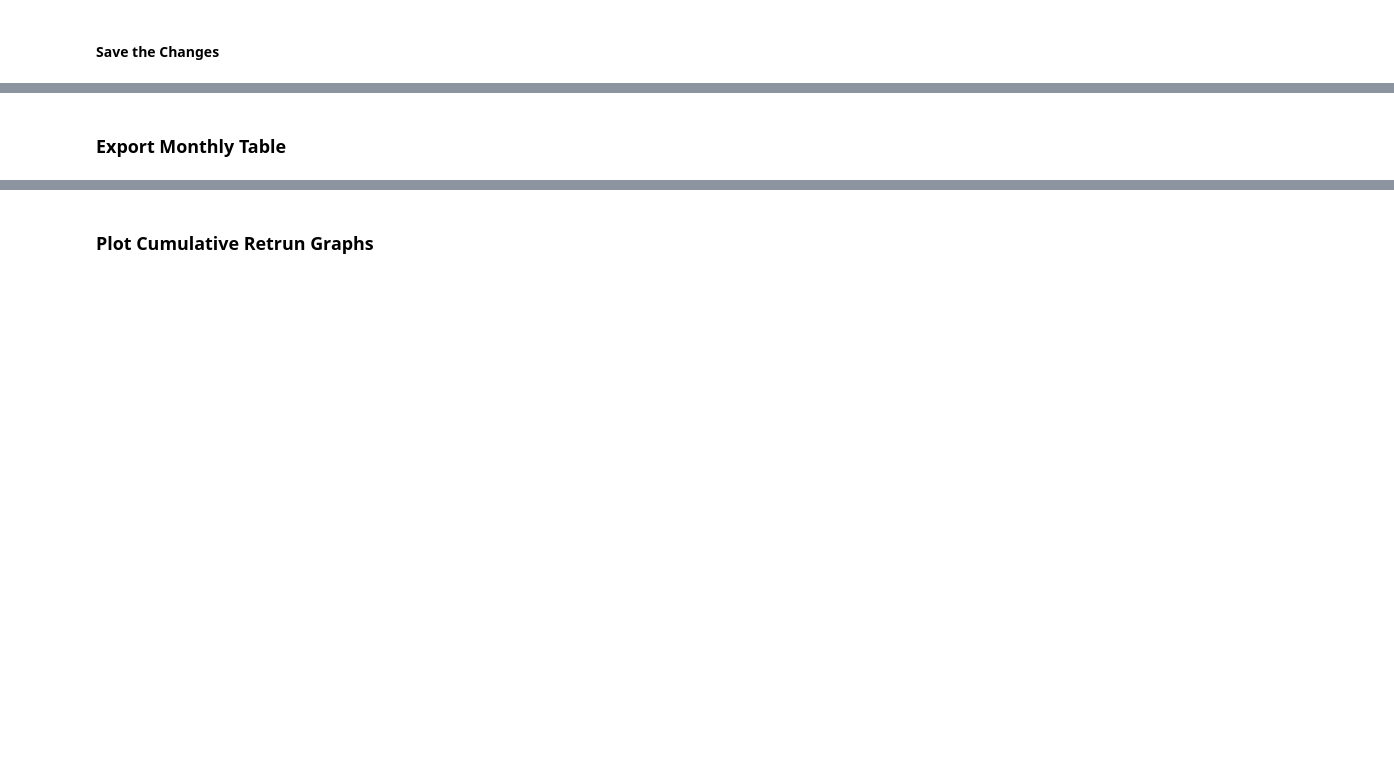
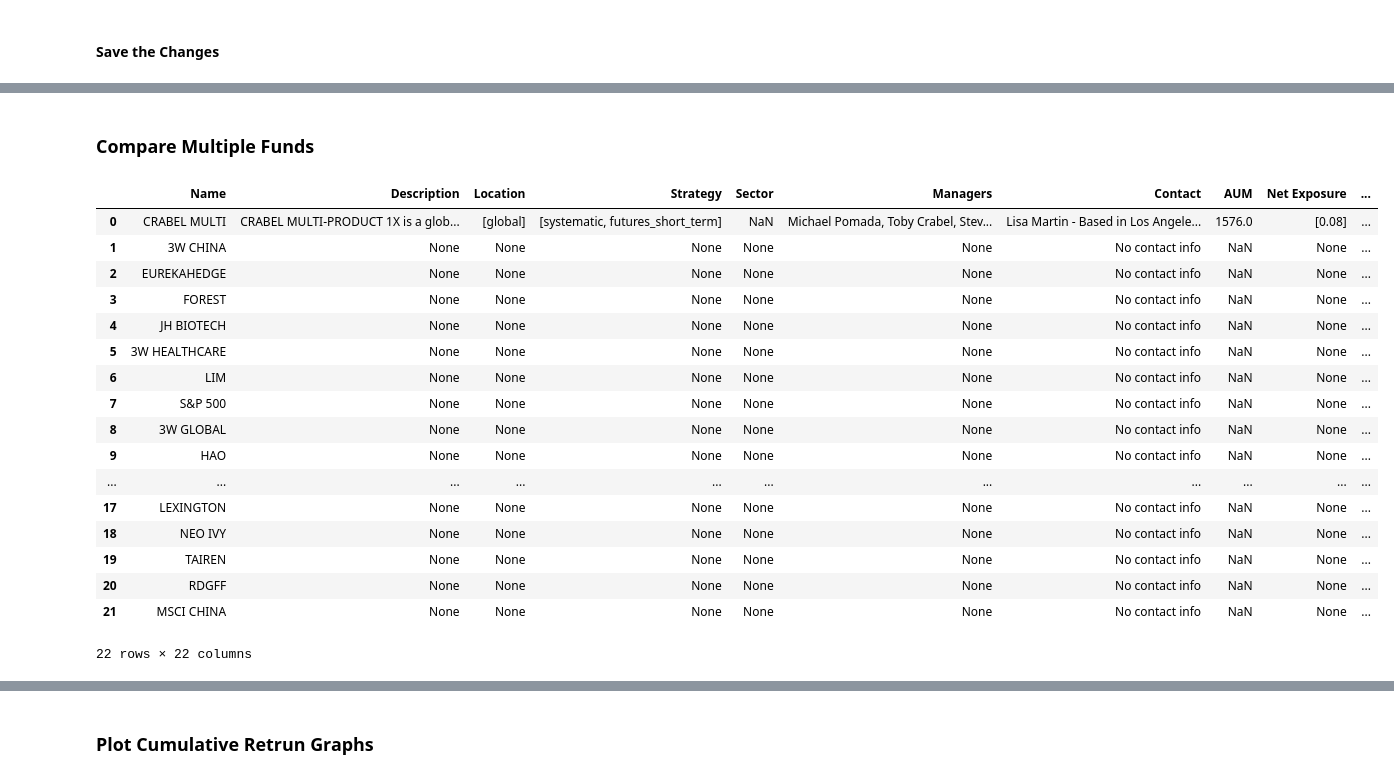
Before and after one commit to python-Marsh/fofproject, a Jupyter notebook: fund_workstation.ipynb, the cells around one changed output, grey strips where cells are left out. Drawn from its saved outputs; the diff is of its cells as text; code cells hidden in the pictures; blank space fills up the shorter version.

```diff
--- a/fund_workstation.ipynb
+++ b/fund_workstation.ipynb
@@ -40,3 +47,25 @@ save_changes_in_fund(merged)
 # %% [markdown]
-### Export Monthly Table
+### Compare Multiple Funds
+# %%
+df = compare_funds(merged)
+df
+# %% [output]
+|  | Name | Description | Location | Strategy | Sector | Managers | Contact | AUM | Net Exposure | ... |
+| 0 | CRABEL MULTI | CRABEL MULTI-PRODUCT 1X is a glob... | [global] | [systematic, futures_short_term] | NaN | Michael Pomada, Toby Crabel, Stev... | Lisa Martin - Based in Los Angele... | 1576.0 | [0.08] | ... |
+| 1 | 3W CHINA | None | None | None | None | None | No contact info | NaN | None | ... |
+| 2 | EUREKAHEDGE | None | None | None | None | None | No contact info | NaN | None | ... |
+| 3 | FOREST | None | None | None | None | None | No contact info | NaN | None | ... |
+| 4 | JH BIOTECH | None | None | None | None | None | No contact info | NaN | None | ... |
+| 5 | 3W HEALTHCARE | None | None | None | None | None | No contact info | NaN | None | ... |
+| 6 | LIM | None | None | None | None | None | No contact info | NaN | None | ... |
+| 7 | S&P 500 | None | None | None | None | None | No contact info | NaN | None | ... |
+| 8 | 3W GLOBAL | None | None | None | None | None | No contact info | NaN | None | ... |
+| 9 | HAO | None | None | None | None | None | No contact info | NaN | None | ... |
+| ... | ... | ... | ... | ... | ... | ... | ... | ... | ... | ... |
+| 17 | LEXINGTON | None | None | None | None | None | No contact info | NaN | None | ... |
+| 18 | NEO IVY | None | None | None | None | None | No contact info | NaN | None | ... |
+| 19 | TAIREN | None | None | None | None | None | No contact info | NaN | None | ... |
+| 20 | RDGFF | None | None | None | None | None | No contact info | NaN | None | ... |
+| 21 | MSCI CHINA | None | None | None | None | None | No contact info | NaN | None | ... |
+22 rows × 22 columns
 # %%
```
Also changed, not shown: parts of 7 cells of this notebook, 6 other files.
